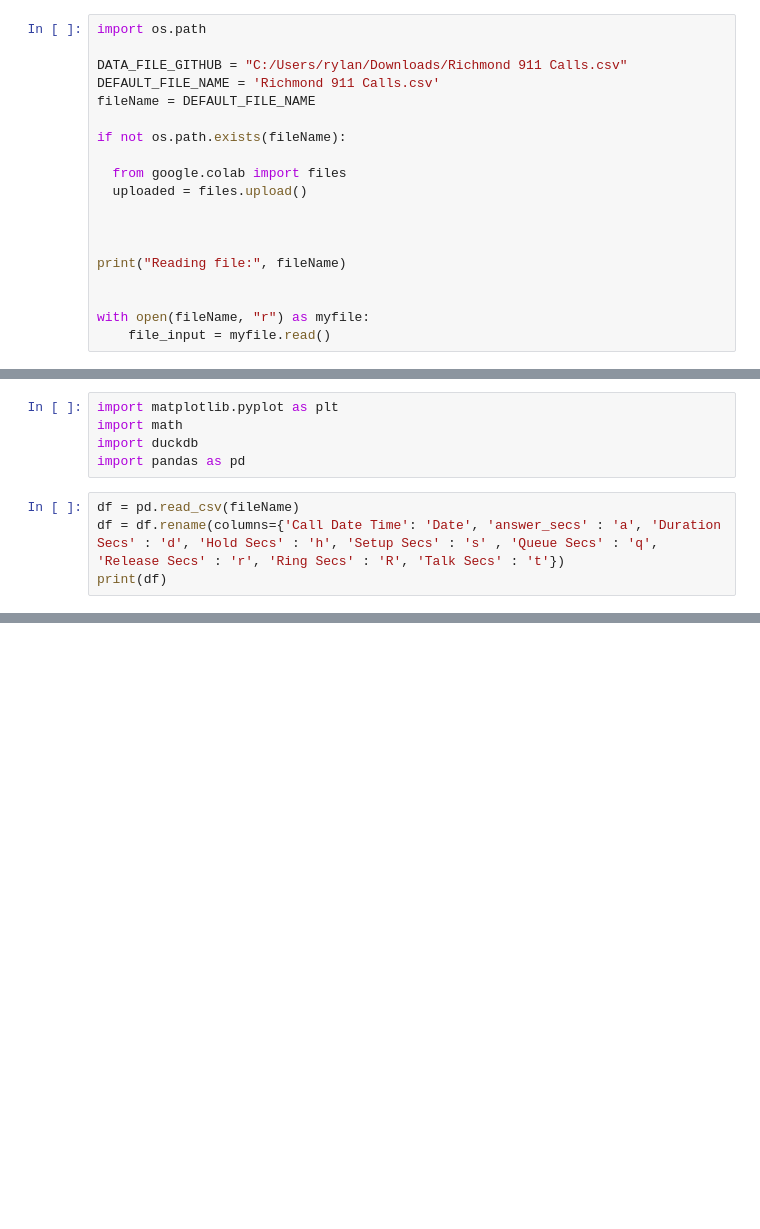
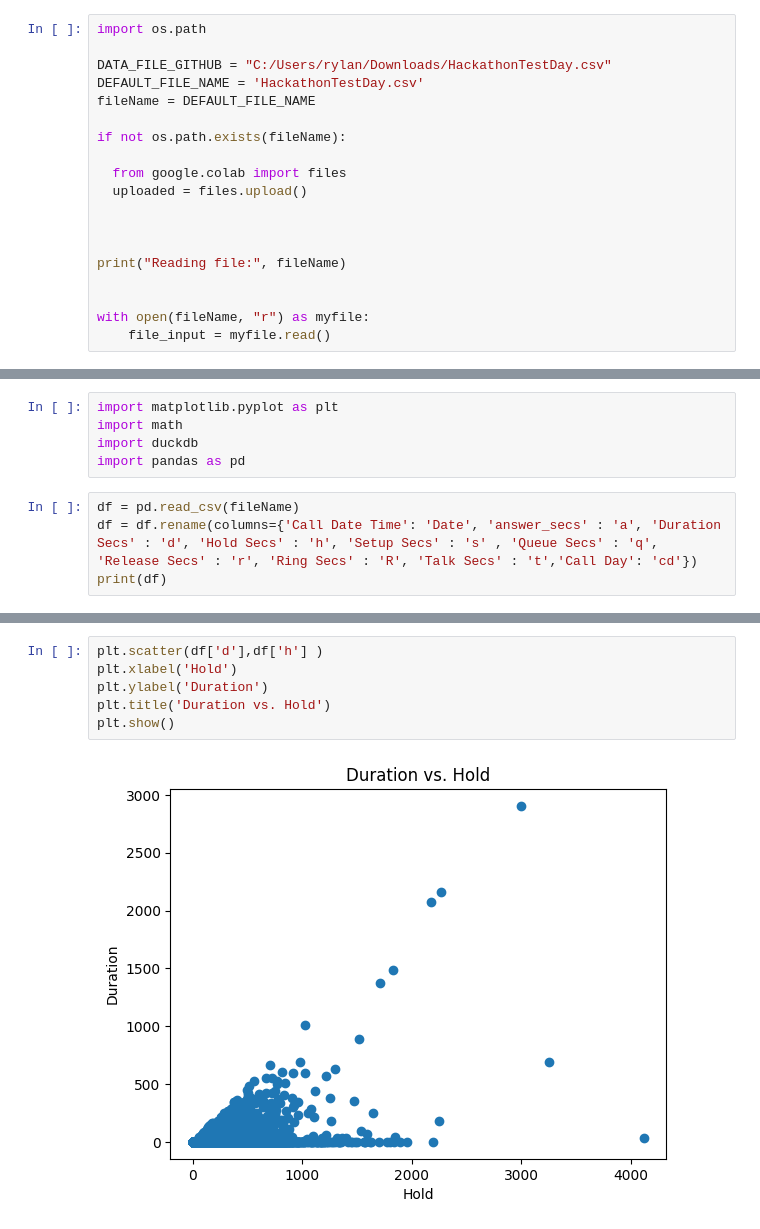
Before and after one commit to seayrj/Projects, a Jupyter notebook: Hackathon.ipynb, the cells around one changed output, grey strips where cells are left out. Saved outputs shown, nothing was run; the diff lists cells and outputs as text; blank space fills up the shorter version.

```diff
--- a/Hackathon.ipynb
+++ b/Hackathon.ipynb
@@ -3,8 +3,8 @@
 # %%
 import os.path
 
-DATA_FILE_GITHUB = "C:/Users/rylan/Downloads/Richmond 911 Calls.csv"
-DEFAULT_FILE_NAME = 'Richmond 911 Calls.csv'
+DATA_FILE_GITHUB = "C:/Users/rylan/Downloads/HackathonTestDay.csv"
+DEFAULT_FILE_NAME = 'HackathonTestDay.csv'
 fileName = DEFAULT_FILE_NAME
 
 if not os.path.exists(fileName):
@@ -28,6 +30,6 @@ import duckdb
 import pandas as pd
 # %%
 df = pd.read_csv(fileName)
-df = df.rename(columns={'Call Date Time': 'Date', 'answer_secs' : 'a', 'Duration Secs' : 'd', 'Hold Secs' : 'h', 'Setup Secs' : 's' , 'Queue Secs' : 'q', 'Release Secs' : 'r', 'Ring Secs' : 'R', 'Talk Secs' : 't'})
+df = df.rename(columns={'Call Date Time': 'Date', 'answer_secs' : 'a', 'Duration Secs' : 'd', 'Hold Secs' : 'h', 'Setup Secs' : 's' , 'Queue Secs' : 'q', 'Release Secs' : 'r', 'Ring Secs' : 'R', 'Talk Secs' : 't','Call Day': 'cd'})
 print(df)
 # %% [output]
@@ -62,0 +81,8 @@ TypeError: unhashable type: 'list'
+# %%
+plt.scatter(df['d'],df['h'] )
+plt.xlabel('Hold')
+plt.ylabel('Duration')
+plt.title('Duration vs. Hold')
+plt.show()
+# %% [output]
+[figure, added]
```
Also changed, not shown: parts of 9 cells of this notebook.
